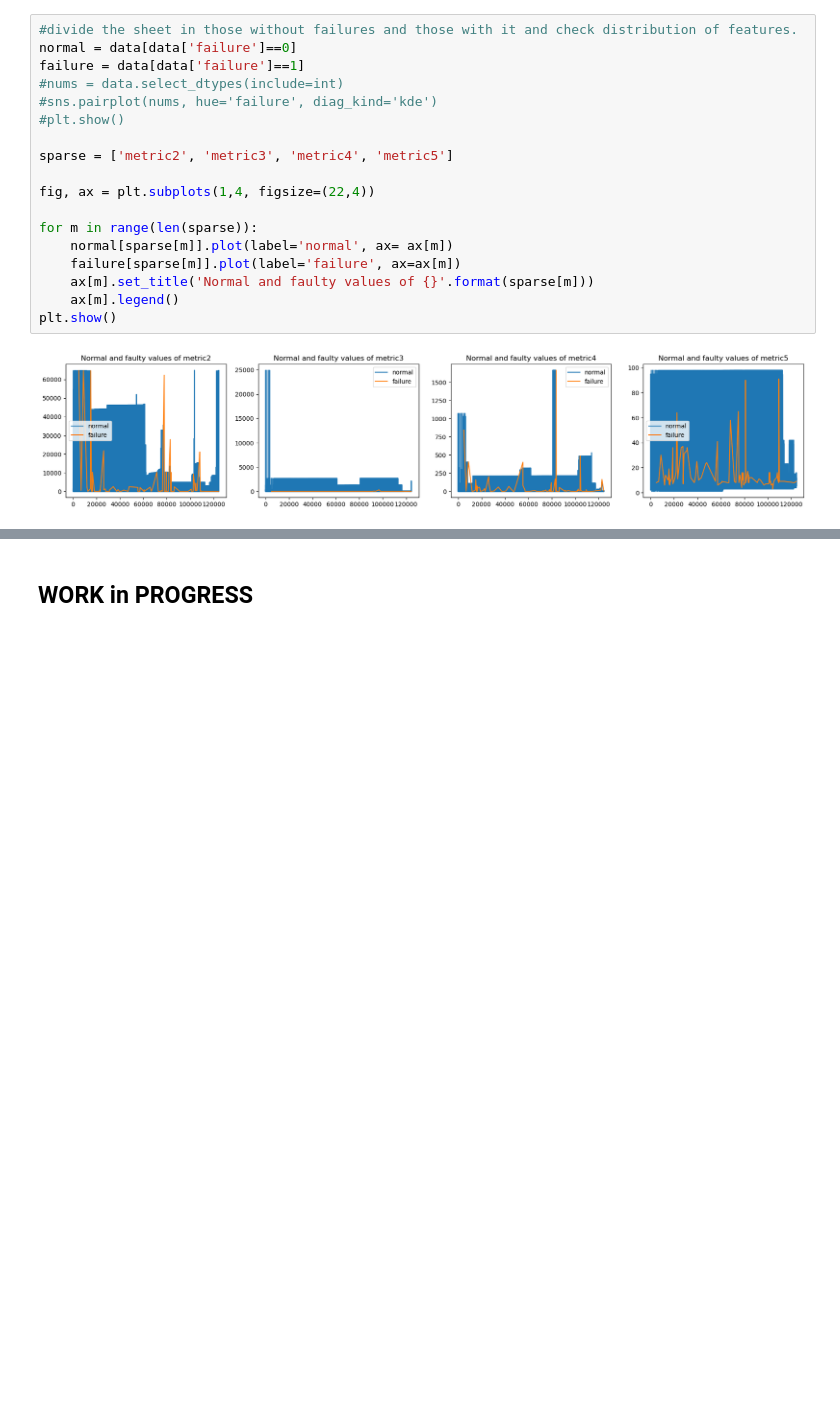
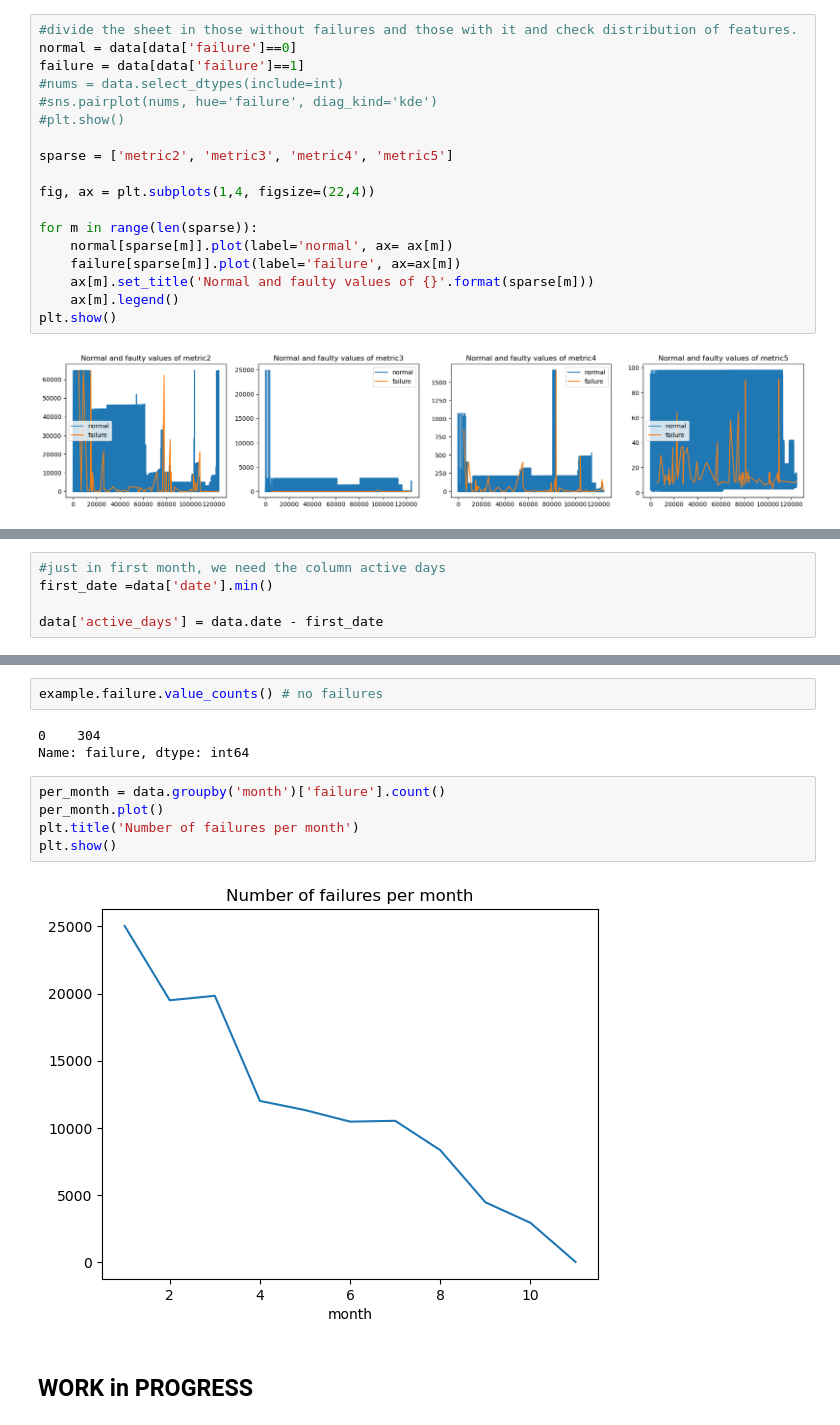
Before and after one commit to tamaricki/Projects, a Jupyter notebook: predictive_maintenance.ipynb, the cells around one changed output, grey strips where cells are left out. Cells and saved outputs as stored; diff of their text form; blank space fills up the shorter version.

```diff
--- a/predictive_maintenance.ipynb
+++ b/predictive_maintenance.ipynb
@@ -120,0 +143,5 @@ plt.show()
+# %%
+#just in first month, we need the column active days
+first_date =data['date'].min()
+
+data['active_days'] = data.date - first_date
@@ -121,2 +176,14 @@ plt.show()
+# %%
+example.failure.value_counts() # no failures
+# %% [output]
+0    304
+Name: failure, dtype: int64
+# %%
+per_month = data.groupby('month')['failure'].count()
+per_month.plot()
+plt.title('Number of failures per month')
+plt.show()
+# %% [output]
+[figure, added]
 # %% [markdown]
 ## WORK in PROGRESS
```
Also changed, not shown: parts of 7 cells of this notebook.
